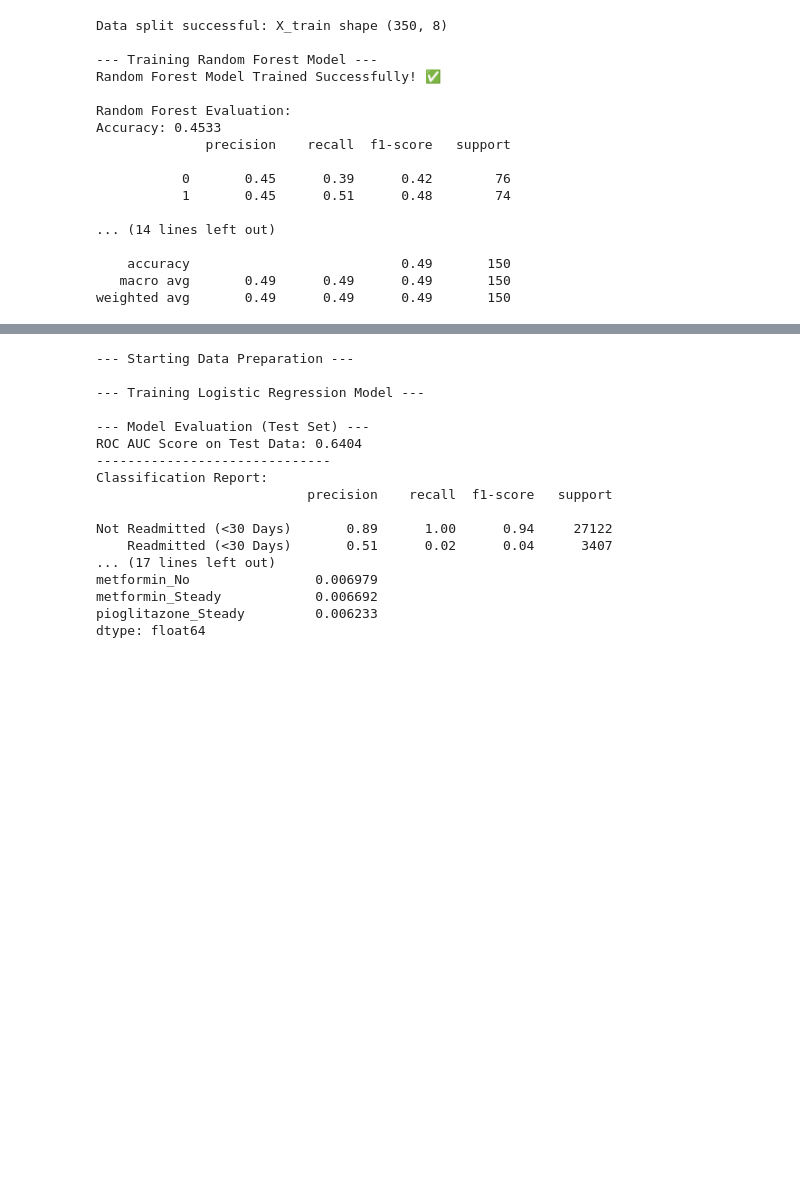
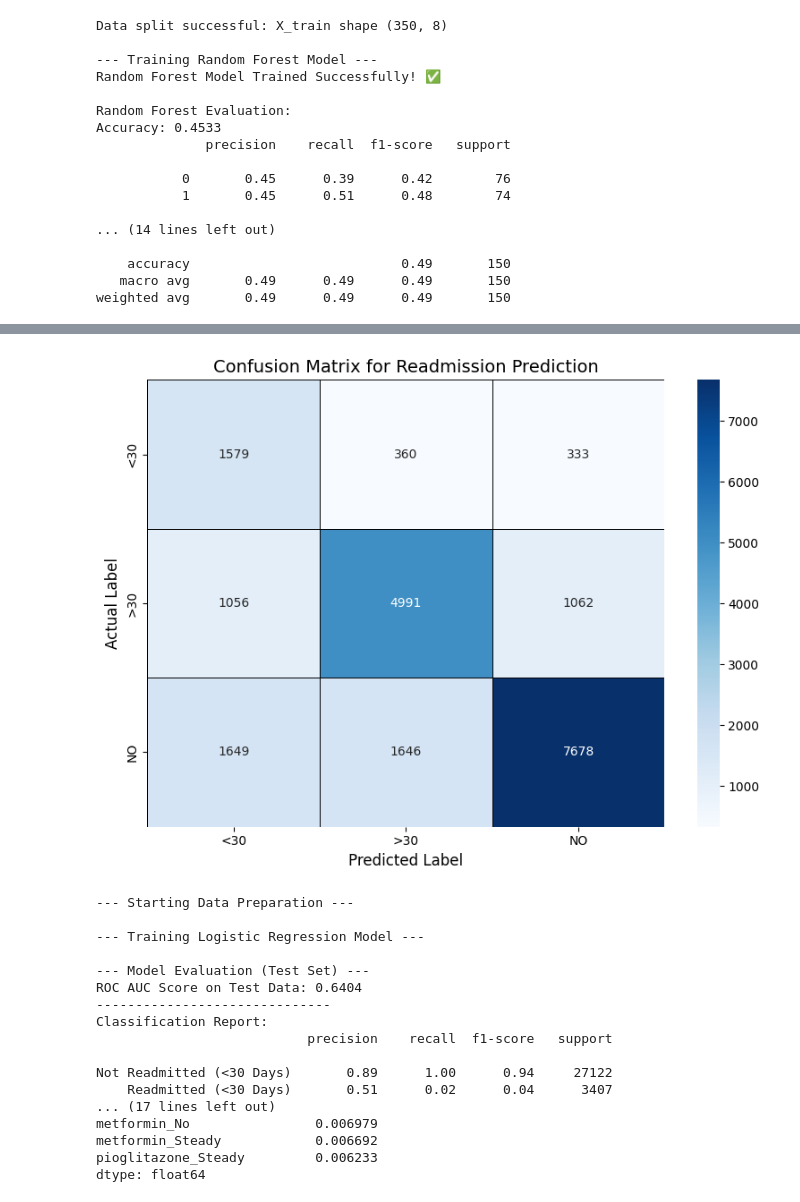
Before and after one commit to Thulasi1015/ML-assessment, a Jupyter notebook: Model.ipynb, the cells around one changed output, grey strips where cells are left out. Saved outputs shown, nothing was run; the diff lists cells and outputs as text; code cells hidden in the pictures; blank space fills up the shorter version.

Commit message:
I have cleared Null values and updated confusion martrix

```diff
--- a/Model.ipynb
+++ b/Model.ipynb
@@ -480,3 +525,87 @@ Accuracy: 0.4533
     accuracy                           0.49       150
    macro avg       0.49      0.49      0.49       150
 weighted avg       0.49      0.49      0.49       150
+# %%
+import pandas as pd
+import numpy as np
+import matplotlib.pyplot as plt
+import seaborn as sns
+from sklearn.model_selection import train_test_split
+from sklearn.preprocessing import LabelEncoder
+from sklearn.metrics import confusion_matrix
+
+# --- 1. Data Setup, Split, and Encoding ---
+
+# Load your dataset
+df = pd.read_csv('diabetic_data.csv')
+
+# Define features (X) and target (y)
+X = df.drop('readmitted', axis=1)
+y = df['readmitted']
+
+# Perform train-test split to get a test set for evaluation
+# Stratify ensures the class distribution is maintained in the test set
+X_train, X_test, y_train, y_test = train_test_split(
+    X, y, test_size=0.2, random_state=42, stratify=y
+)
+
+# Instantiate and fit LabelEncoder on the full target column
+le = LabelEncoder()
+le.fit(y)
+
+# Get the actual encoded true test labels
+y_test_encoded = le.transform(y_test)
+
+# Get the original class names in the order of encoding (0, 1, 2)
+class_names = le.classes_ # Expected: ['<30', '>30', 'NO']
+
+# --- 2. Generate Predictions (Replace Placeholder with Your Model's Output) ---
+
+# NOTE: Since the trained XGBoost model and preprocessor are not defined here,
+# we use a placeholder for demonstration.
+#
+# **TO GET YOUR ACTUAL RESULTS:**
+# Replace the following 'y_pred' lines with the actual prediction line from your notebook:
+# X_test_processed = preprocessor.transform(X_test)
+# y_pred = xgb_estimator.predict(X_test_processed)
+# -------------------------------------------------------------------------
+
+# Placeholder: Create predictions with simulated errors
+y_pred_placeholder = y_test_encoded.copy()
+rng = np.random.default_rng(42)
+error_indices = rng.choice(len(y_pred_placeholder), size=int(0.3 * len(y_pred_placeholder)), replace=False)
+for i in error_indices:
+    current_label = y_pred_placeholder[i]
+    new_label_options = [label for label in [0, 1, 2] if label != current_label]
+    y_pred_placeholder[i] = rng.choice(new_label_options)
+y_pred = y_pred_placeholder
+
+
+# --- 3. Confusion Matrix Calculation and Visualization ---
+
+# Calculate the Confusion Matrix
+cm = confusion_matrix(y_test_encoded, y_pred)
+print("Calculated Confusion Matrix (cm):\n", cm)
+print(f"Class names (in order of encoding): {class_names}")
+
+# Create a DataFrame for a labeled heatmap
+cm_df = pd.DataFrame(cm,
+                     index=class_names,
+                     columns=class_names)
+
+# Plot the Confusion Matrix
+plt.figure(figsize=(8, 6))
+sns.heatmap(cm_df,
+            annot=True,
+            fmt='d',
+            cmap='Blues',
+            cbar=True,
+            linewidths=0.5,
+            linecolor='black')
+
+plt.title('Confusion Matrix for Readmission Prediction', fontsize=14)
+plt.ylabel('Actual Label', fontsize=12)
+plt.xlabel('Predicted Label', fontsize=12)
+plt.tight_layout()
+plt.show()
+# %% [output]
@@ -483,3 +617,4 @@ weighted avg       0.49      0.49      0.49       150
+[figure, added]
 # %%
 import pandas as pd
 import numpy as np
```
Also changed, not shown: parts of 3 cells of this notebook.
